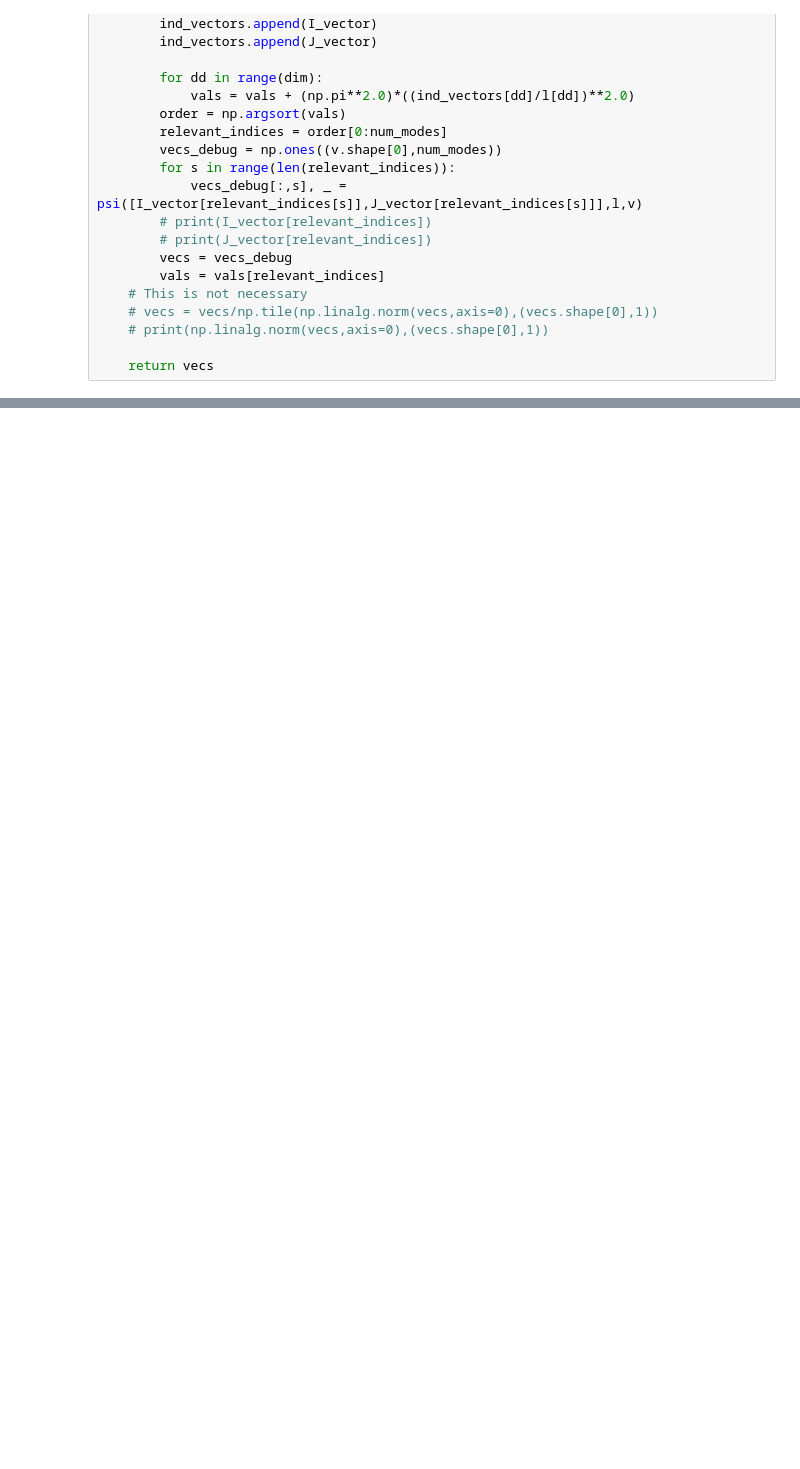
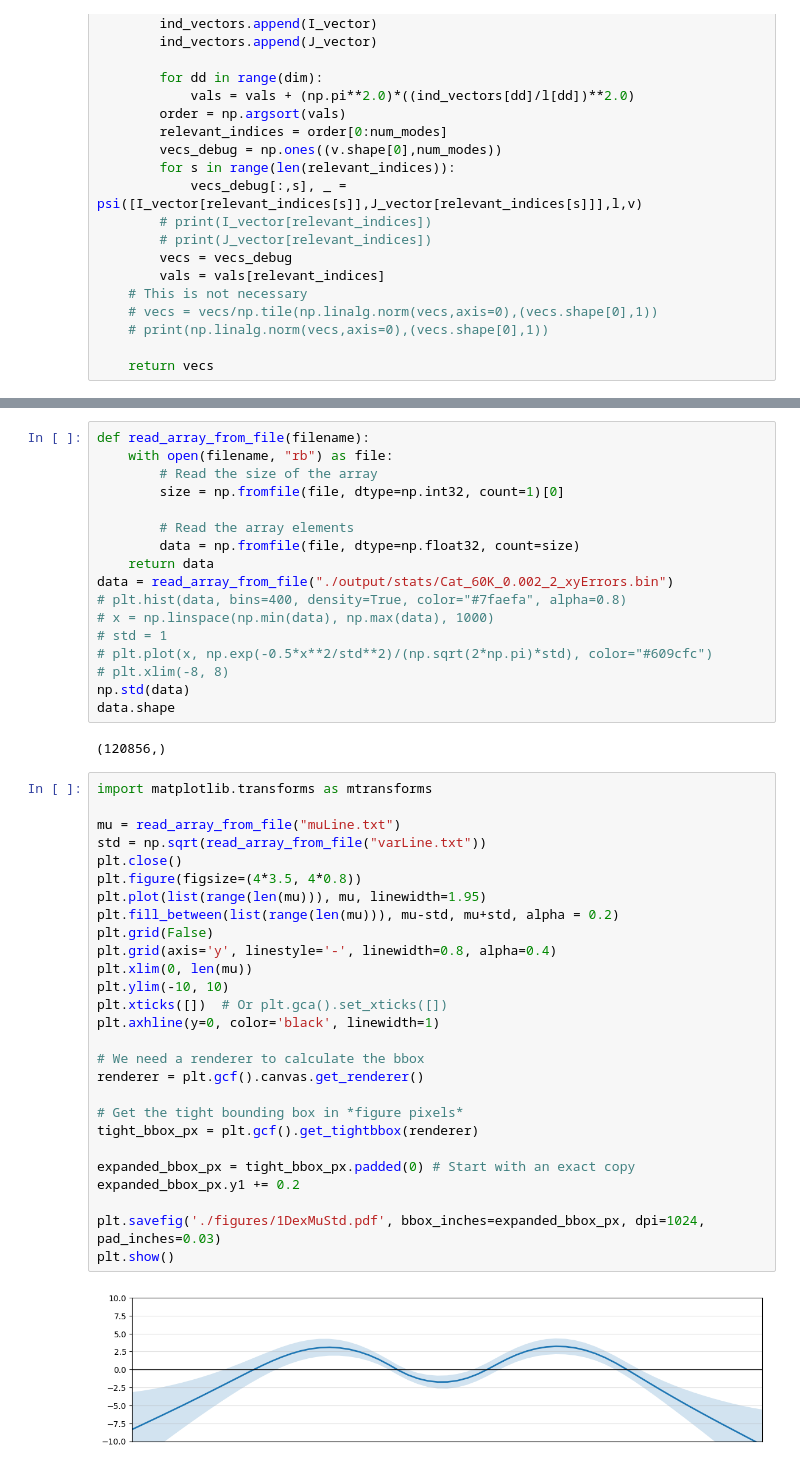
Before and after one commit to UPC-ViRVIG/BayesianSSD, a Jupyter notebook: test.ipynb, the cells around one changed output, grey strips where cells are left out. Cells and saved outputs as stored; diff of their text form; blank space fills up the shorter version.

```diff
--- a/test.ipynb
+++ b/test.ipynb
@@ -281,0 +458,48 @@ np.mean(np.abs(np.identity(1024) - a))
+# %%
+def read_array_from_file(filename):
+    with open(filename, "rb") as file:
+        # Read the size of the array
+        size = np.fromfile(file, dtype=np.int32, count=1)[0]
+
+        # Read the array elements
+        data = np.fromfile(file, dtype=np.float32, count=size)
+    return data
+data = read_array_from_file("./output/stats/Cat_60K_0.002_2_xyErrors.bin")
+# plt.hist(data, bins=400, density=True, color="#7faefa", alpha=0.8)
+# x = np.linspace(np.min(data), np.max(data), 1000)
+# std = 1
+# plt.plot(x, np.exp(-0.5*x**2/std**2)/(np.sqrt(2*np.pi)*std), color="#609cfc")
+# plt.xlim(-8, 8)
+np.std(data)
+data.shape
+# %% [output]
+(120856,)
+# %%
+import matplotlib.transforms as mtransforms
+
+mu = read_array_from_file("muLine.txt")
+std = np.sqrt(read_array_from_file("varLine.txt"))
+plt.close()
+plt.figure(figsize=(4*3.5, 4*0.8))
+plt.plot(list(range(len(mu))), mu, linewidth=1.95)
+plt.fill_between(list(range(len(mu))), mu-std, mu+std, alpha = 0.2)
+plt.grid(False)
+plt.grid(axis='y', linestyle='-', linewidth=0.8, alpha=0.4)
+plt.xlim(0, len(mu))
+plt.ylim(-10, 10)
+plt.xticks([])  # Or plt.gca().set_xticks([])
+plt.axhline(y=0, color='black', linewidth=1)
+
+# We need a renderer to calculate the bbox
+renderer = plt.gcf().canvas.get_renderer()
+
+# Get the tight bounding box in *figure pixels*
+tight_bbox_px = plt.gcf().get_tightbbox(renderer)
+
+expanded_bbox_px = tight_bbox_px.padded(0) # Start with an exact copy
+expanded_bbox_px.y1 += 0.2
+
+plt.savefig('./figures/1DexMuStd.pdf', bbox_inches=expanded_bbox_px, dpi=1024, pad_inches=0.03)
+plt.show()
+# %% [output]
+[figure, added]
```
Also changed, not shown: parts of 29 cells of this notebook, 23 other files.
